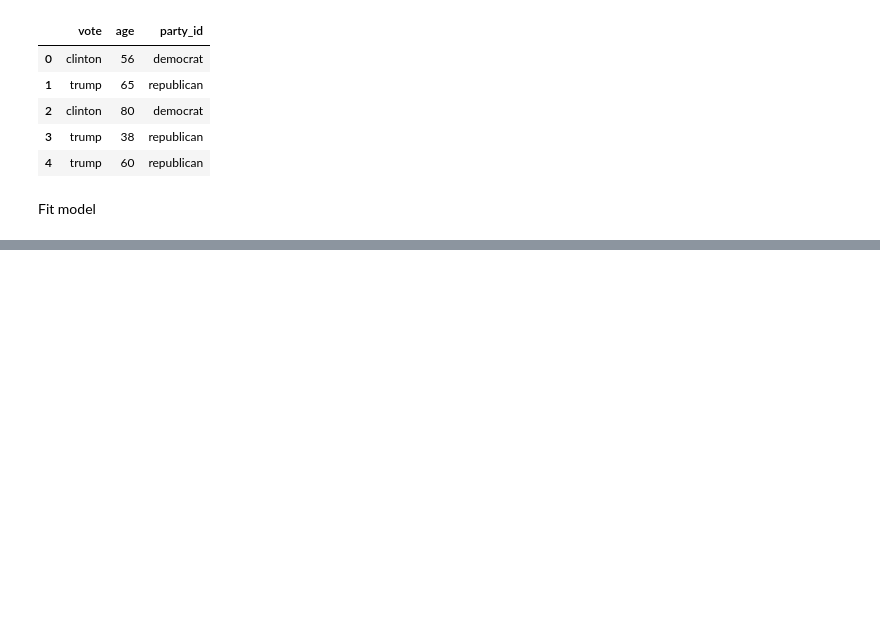
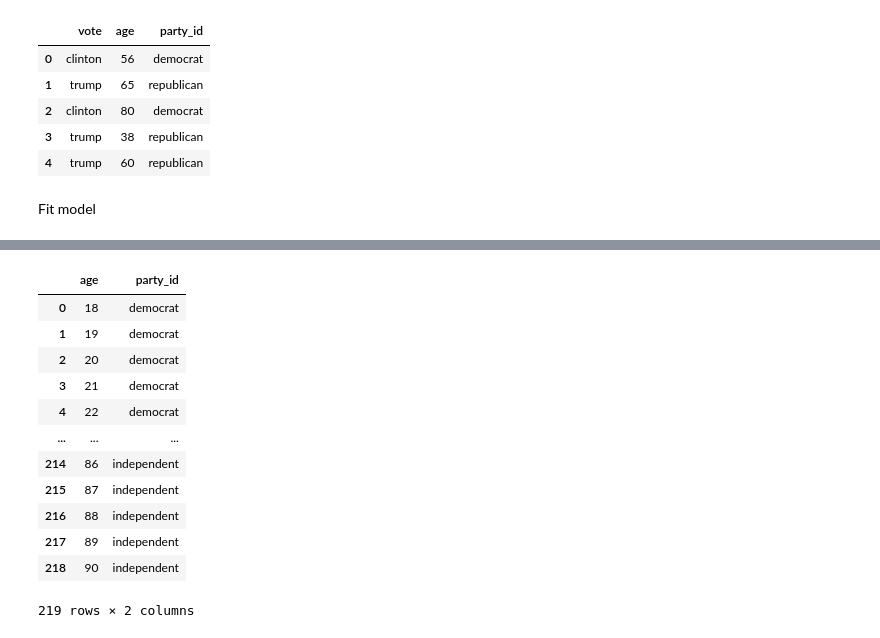
Before and after one commit to bambinos/paper, a Jupyter notebook: 02_logistic_regression.ipynb, the cells around one changed output, grey strips where cells are left out. Saved outputs shown, nothing was run; the diff lists cells and outputs as text; code cells hidden in the pictures; blank space fills up the shorter version.

```diff
--- a/02_logistic_regression.ipynb
+++ b/02_logistic_regression.ipynb
@@ -92,0 +82,21 @@ yhat = [invlogit(np.dot(X, np.vstack([intercepts[i], slopes[i]]))) for i in rang
+# %%
+age = np.arange(18, 91)
+new_data = pd.DataFrame({
+    "age": np.tile(age, 3),
+    "party_id": np.repeat(["democrat", "republican", "independent"], len(age))
+})
+new_data
+# %% [output]
+|  | age | party_id |
+| 0 | 18 | democrat |
+| 1 | 19 | democrat |
+| 2 | 20 | democrat |
+| 3 | 21 | democrat |
+| 4 | 22 | democrat |
+| ... | ... | ... |
+| 214 | 86 | independent |
+| 215 | 87 | independent |
+| 216 | 88 | independent |
+| 217 | 89 | independent |
+| 218 | 90 | independent |
+219 rows × 2 columns
```
Also changed, not shown: parts of 13 cells of this notebook, 11 other files.
